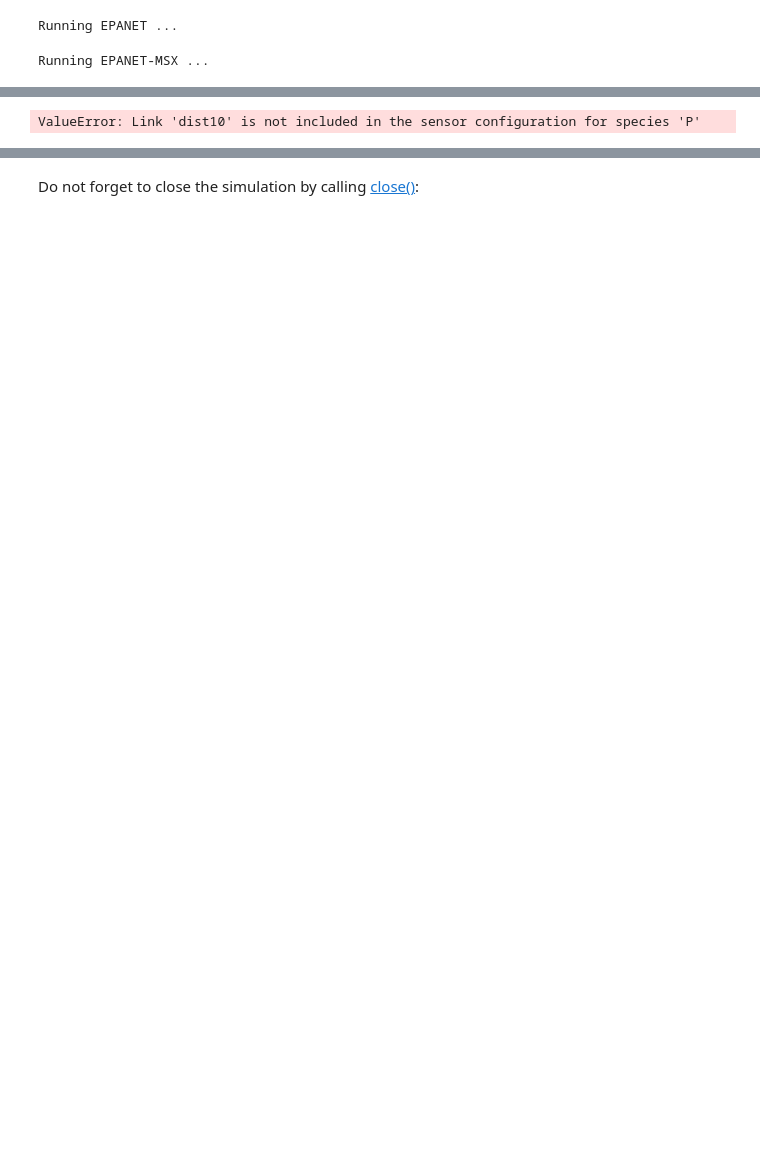
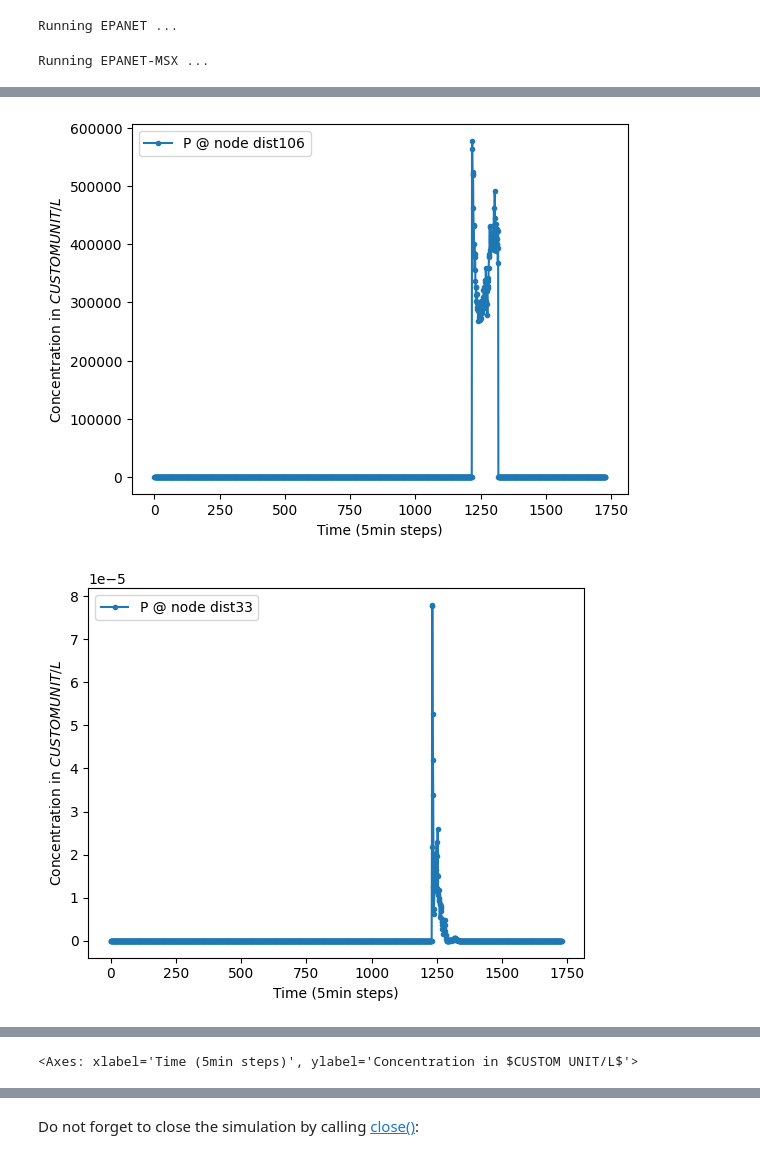
Before and after one commit to elineee/AI-for-Drinking-Water-Chlorination-Challenge-IJCAI-25, a Jupyter notebook: competition/scenario_generation.ipynb, the cells around one changed output, grey strips where cells are left out. Saved outputs shown, nothing was run; the diff lists cells and outputs as text; code cells hidden in the pictures; blank space fills up the shorter version.

```diff
--- a/competition/scenario_generation.ipynb
+++ b/competition/scenario_generation.ipynb
@@ -166,6 +166,8 @@ scada_data.plot_bulk_species_node_concentration({"CL2": ["dist361"]})
 <Axes: xlabel='Time (5min steps)', ylabel='Concentration in $MG/L$'>
 # %%
 scada_data.plot_bulk_species_node_concentration({"P": [node_id]})
-scada_data.plot_bulk_species_node_concentration({"P": ["dist504"]})
+scada_data.plot_bulk_species_node_concentration({"P": ["dist33"]})
 scada_data.plot_bulk_species_node_concentration({"P": ["dist1511"]})
 # %% [output]
+[figure, added]
+[figure, added]
@@ -172,4 +175,4 @@ scada_data.plot_bulk_species_node_concentration({"P": ["dist1511"]})
-ValueError: Link 'dist10' is not included in the sensor configuration for species 'P'
+<Axes: xlabel='Time (5min steps)', ylabel='Concentration in $CUSTOM UNIT/L$'>
 # %%
 scada_data.plot_bulk_species_node_concentration({"C_SRA": [node_id]})
 scada_data.plot_bulk_species_node_concentration({"C_SRA": ["dist11"]})
```
Also changed, not shown: parts of 8 cells of this notebook, 11 other files.
